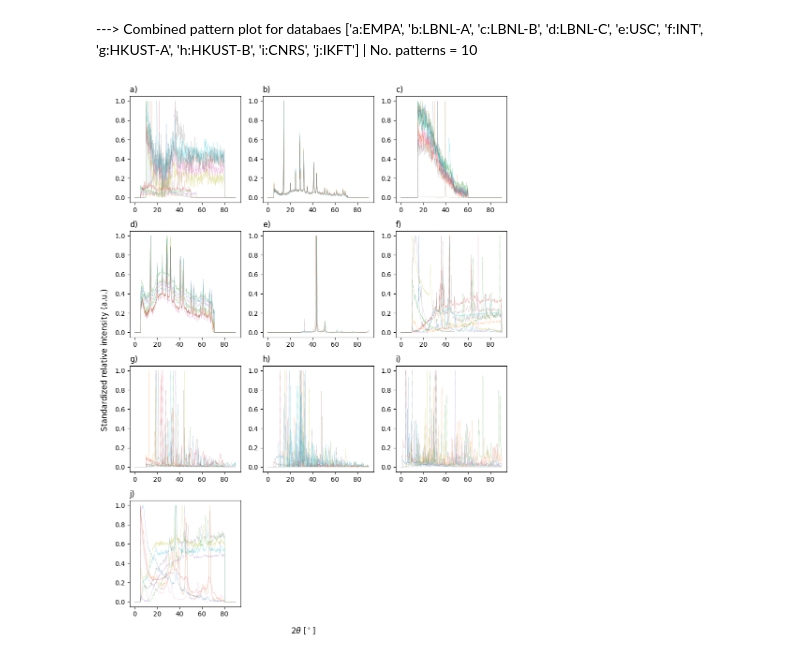
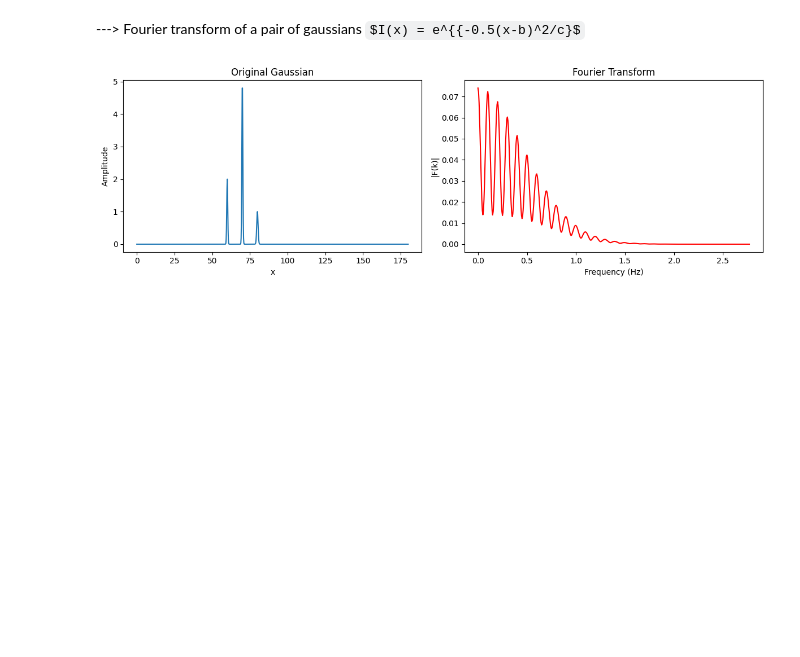
Before and after one commit to aimat-lab/opXRD, a Jupyter notebook: opxrd/plots.ipynb, the cells around one changed output. Saved outputs shown, nothing was run; the diff lists cells and outputs as text; code cells hidden in the pictures; some formulas as TeX source; blank space fills up the shorter version.

Commit message:
opxrd/plots: Included reference figure

```diff
--- a/opxrd/plots.ipynb
+++ b/opxrd/plots.ipynb
@@ -7,5 +10,5 @@ from opxrd.wrapper import OpXRD
 
 smoltest_dirpath = '/home/daniel/aimat/data/opXRD/test_smol'
 bigtest_dirpath = '/home/daniel/aimat/data/opXRD/test'
-test_databases = OpXRD.load_project_list(root_dirpath=bigtest_dirpath)
+test_databases = OpXRD.load_project_list(root_dirpath=smoltest_dirpath)
 # %% [output]
@@ -39,13 +27,13 @@ from opxrd.analysis import DatabaseAnalyser
 %autoreload 2
 analyser = DatabaseAnalyser(databases=test_databases, output_dirpath='/tmp/opxrd_analysis')
 # %%
-#analyser.plot_fourier_reference(b1=60, c1=1, b2=80, c2=1)
+analyser.plot_reference_fourier(b1=70, b2=80, b3 = 60)
+# %% [output]
+---> Fourier transform of a pair of gaussians $I(x) = e^{{-0.5(x-b)^2/c}$
+[figure, added]
 # %%
 #analyser.plot_fourier()
 # %%
 analyser.plot_in_single(limit_patterns=10)
-# %% [output]
----> Combined pattern plot for databaes ['a:EMPA', 'b:LBNL-A', 'c:LBNL-B', 'd:LBNL-C', 'e:USC', 'f:INT', 'g:HKUST-A', 'h:HKUST-B', 'i:CNRS', 'j:IKFT'] | No. patterns = 10
-[figure, removed]
 # %%
 analyser.plot_in_single(limit_patterns=50)
```
Also changed, not shown: parts of 8 cells of this notebook, 1 other file.
